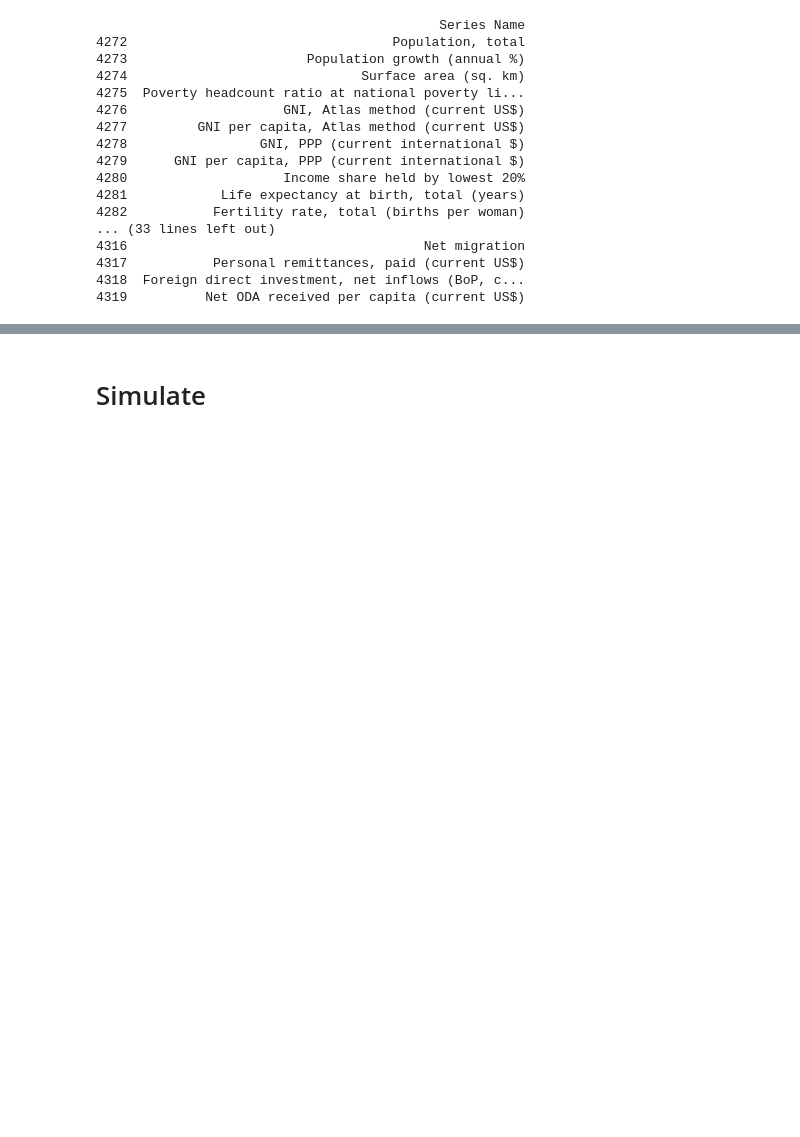
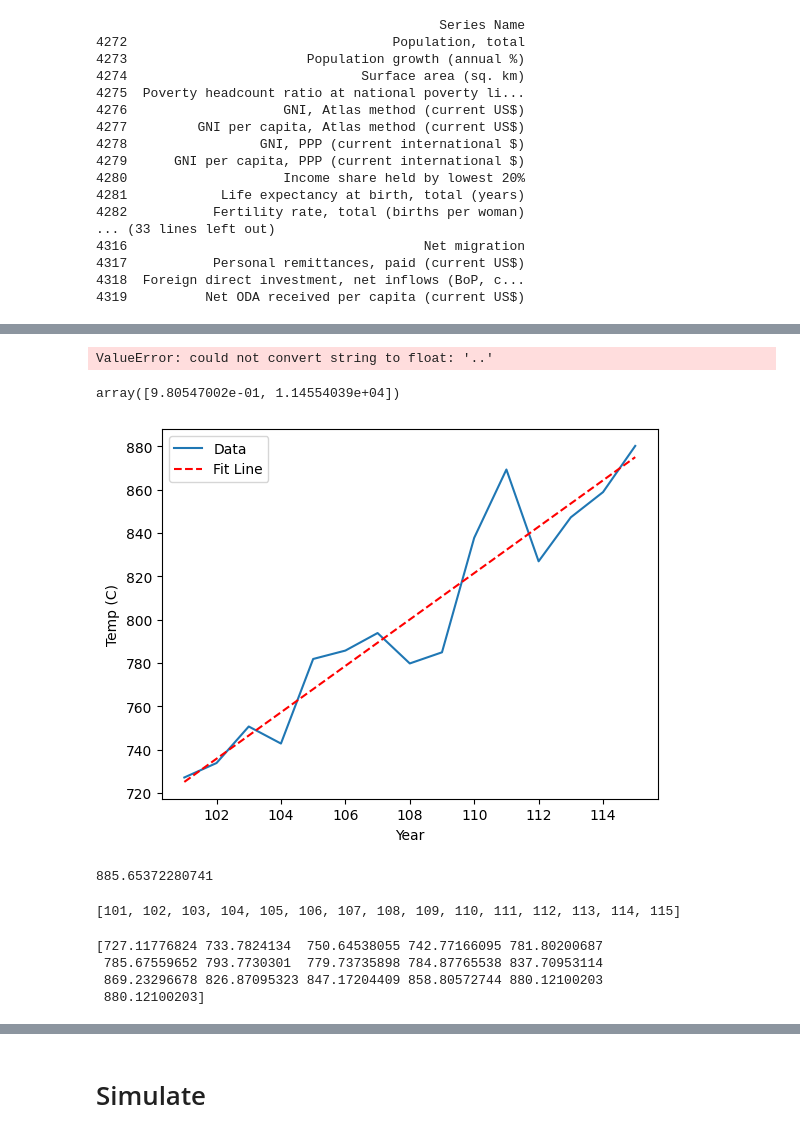
Before and after one commit to arsyadCode/My_Thesis, a Jupyter notebook: Program/Data Overview.ipynb, the cells around one changed output, grey strips where cells are left out. Cells and saved outputs as stored; diff of their text form; code cells hidden in the pictures; blank space fills up the shorter version.

```diff
--- a/Program/Data Overview.ipynb
+++ b/Program/Data Overview.ipynb
@@ -260,0 +339,72 @@ df_DBW_ID.head()
+# %%
+CO2_Em = np.array(df_DBW_ID[df_DBW_ID['Series Name'] == 'CO2 emissions (metric tons per capita)'][x_d]).astype(float).flatten()
+EnergyU = np.array(df_DBW_ID[df_DBW_ID['Series Name'] == 'Energy use (kg of oil equivalent per capita)'][x_d]).astype(float).flatten()
+Epc = np.array(df_DBW_ID[df_DBW_ID['Series Name'] == 'Electric power consumption (kWh per capita)'][x_d]).astype(float).flatten()
+ForestAr = np.array(df_DBW_ID[df_DBW_ID['Series Name'] == 'Forest area (sq. km)'][x_d]).astype(float).flatten()
+
+# Pisahkan variabel independen (X) dan variabel dependen (y)
+X = data[CO2_Em, EnergyU, Epc, ForestAr]
+
+X
+# %% [output]
+ValueError: could not convert string to float: '..'
+# %%
+import numpy as np
+from scipy.optimize import curve_fit
+
+def model_f(x, a, b, c):
+    return a*(x-b)**2 + c
+
+def model_c(x, a, b):
+    return a*x + b
+
+sequence = np.array([727.117768243486, 733.782413395323, 750.645380553915, 742.771660949565,
+                    781.802006868282, 785.675596524176, 793.773030103565, 779.737358982463,
+                    784.87765538394, 837.709531144987, 869.232966783722, 826.870953225005,
+                    847.172044086569, 858.805727435958, 880.12100202521])
+
+x_data = [x+101 for x in range(len(sequence))]
+y_data = sequence
+popt, pcov = curve_fit(model_c, x_data, y_data)
+
+a_opt, b_opt = popt
+x_model = np.linspace(min(x_data), max(x_data), 250)
+y_model = model_c(x_model, a_opt, b_opt)
+
+display(np.diag(pcov))
+plt.plot(x_data, y_data, '-', label='Data')
+plt.plot(x_model, y_model, '--', color='r', label='Fit Line')
+plt.xlabel('Year')
+plt.ylabel('Temp (C)')
+plt.legend()
+plt.show()
+# %% [output]
+array([9.80547002e-01, 1.14554039e+04])
+[figure, added]
+# %%
+# model_f(x_data[-1]+1, popt[0], popt[1], popt[2])
+model_c(x_data[-1]+1, popt[0], popt[1])
+# %% [output]
+885.65372280741
+# %%
+x_data
+# %% [output]
+[101, 102, 103, 104, 105, 106, 107, 108, 109, 110, 111, 112, 113, 114, 115]
+# %%
+import numpy as np
+import pandas as pd
+
+sequence = np.array([727.117768243486, 733.782413395323, 750.645380553915, 742.771660949565,
+                    781.802006868282, 785.675596524176, 793.773030103565, 779.737358982463,
+                    784.87765538394, 837.709531144987, 869.232966783722, 826.870953225005,
+                    847.172044086569, 858.805727435958, 880.12100202521, np.nan])
+
+# Fill NaN values using forward-fill (pad) method
+filled_sequence = pd.Series(sequence).fillna(method='ffill').values
+
+print(filled_sequence)
+# %% [output]
+[727.11776824 733.7824134  750.64538055 742.77166095 781.80200687
+ 785.67559652 793.7730301  779.73735898 784.87765538 837.70953114
+ 869.23296678 826.87095323 847.17204409 858.80572744 880.12100203
+ 880.12100203]
```
Also changed, not shown: parts of 39 cells of this notebook, 1 other file.
